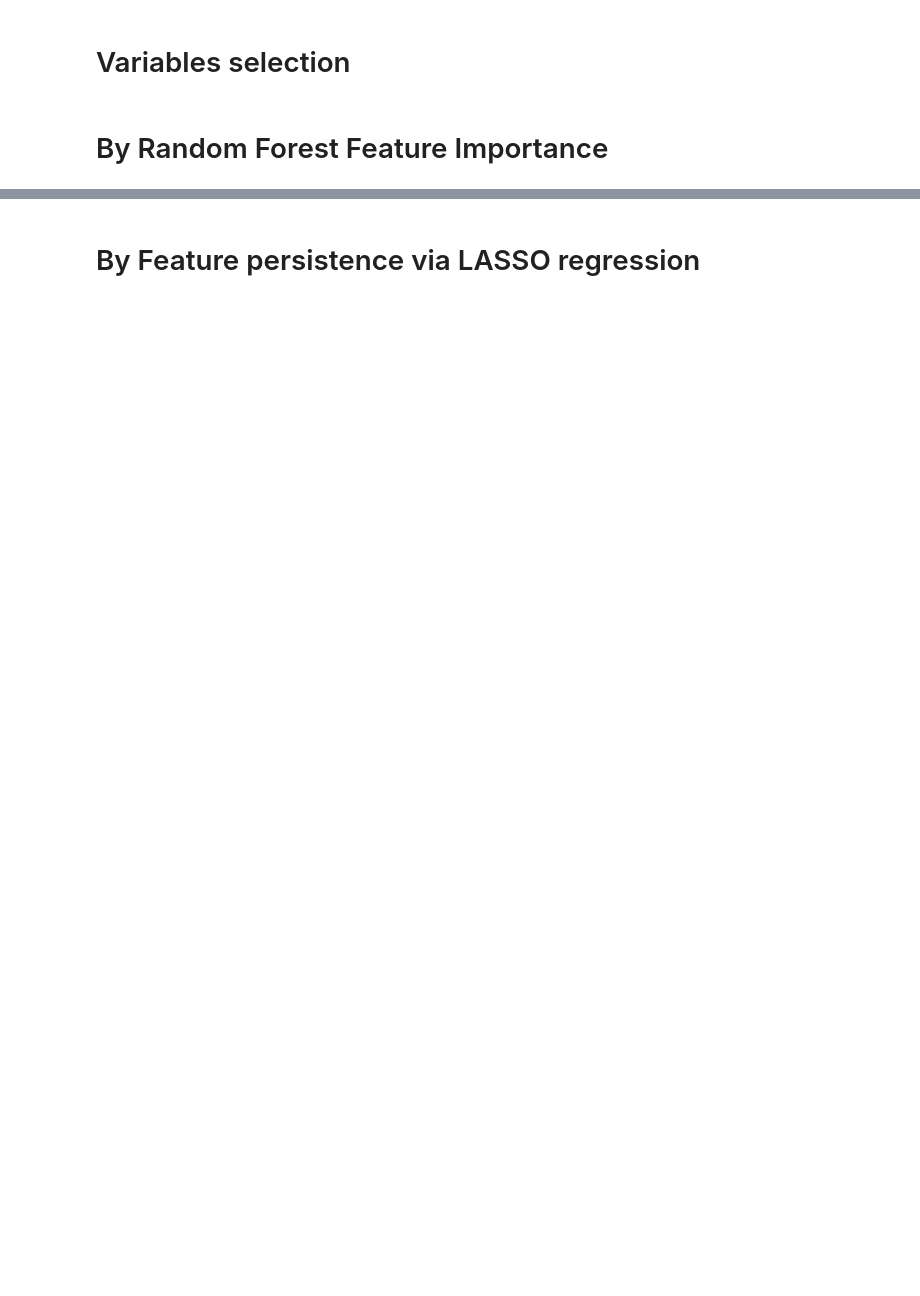
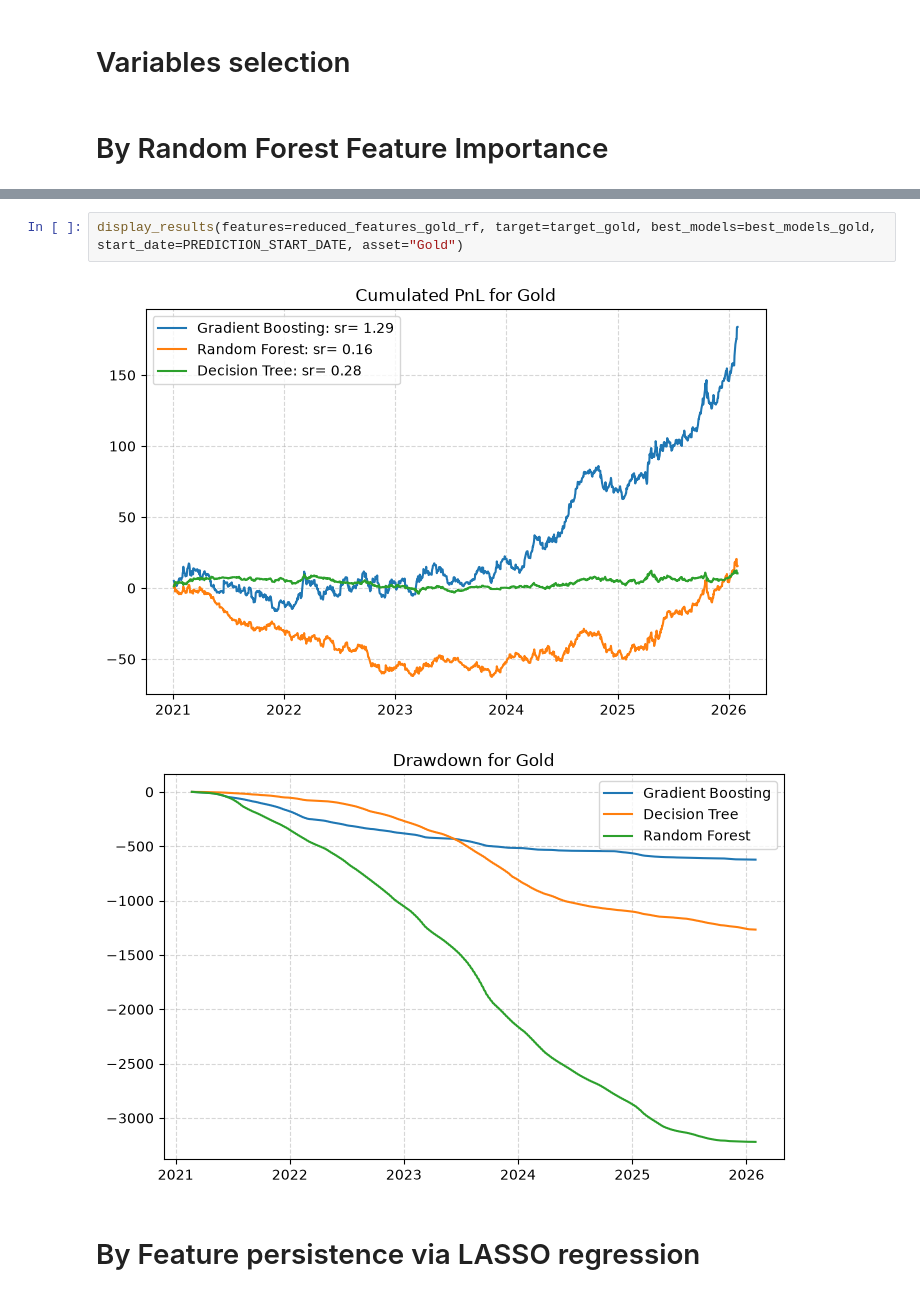
Before and after one commit to phounkpe2004/ML-for-Trading-ENSAE-3A, a Jupyter notebook: ml_trading.ipynb, the cells around one changed output, grey strips where cells are left out. Saved outputs shown, nothing was run; the diff lists cells and outputs as text; blank space fills up the shorter version.

```diff
--- a/ml_trading.ipynb
+++ b/ml_trading.ipynb
@@ -922,2 +907,7 @@ display_results(features=reduced_features_gold, target=target_gold, best_models=
+# %%
+display_results(features=reduced_features_gold_rf, target=target_gold, best_models=best_models_gold, start_date=PREDICTION_START_DATE, asset="Gold")
+# %% [output]
+[figure, added]
+[figure, added]
 # %% [markdown]
 # By Feature persistence via LASSO regression
```
Also changed, not shown: parts of 17 cells of this notebook.
